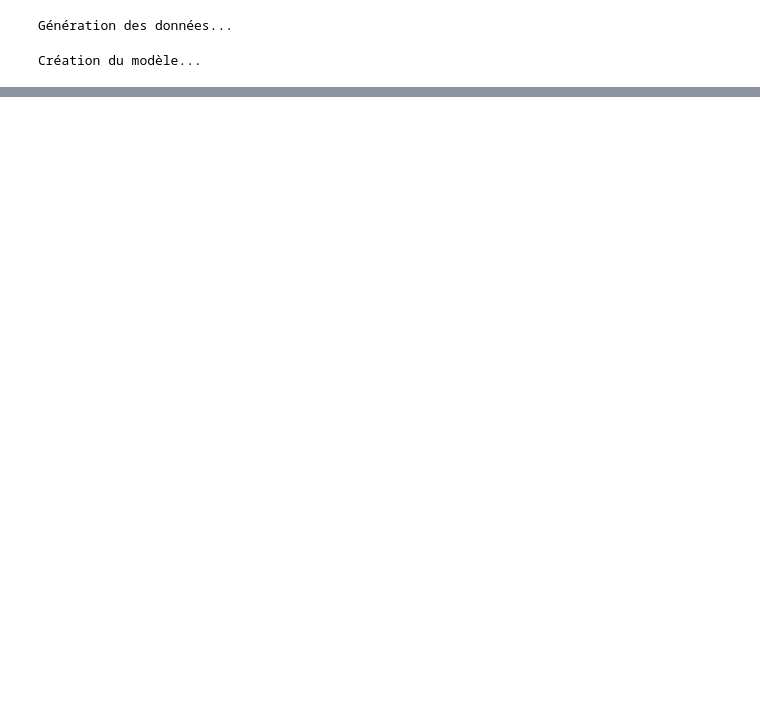
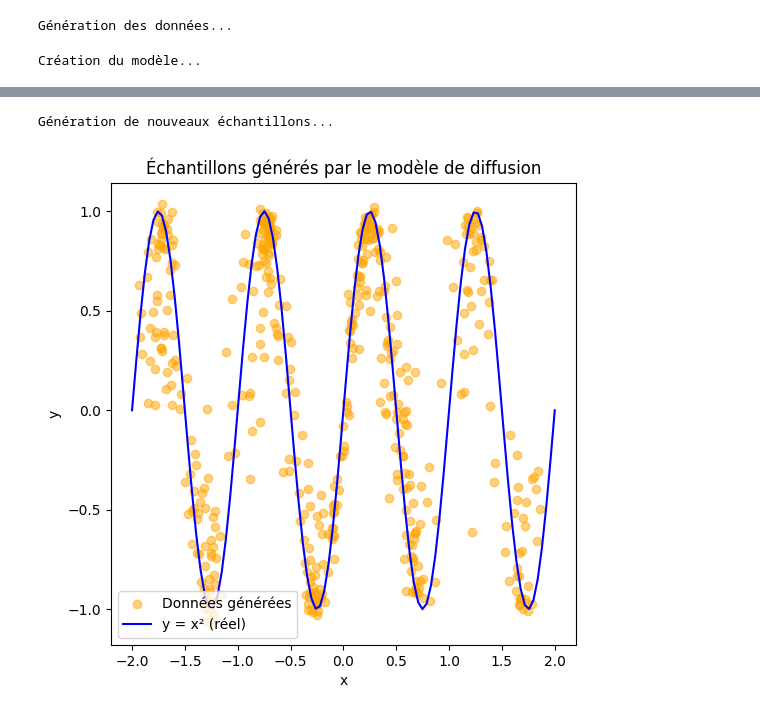
Before and after one commit to Nathan7128/5th-year-polytech, a Jupyter notebook: deep_learning/tp10/canevas_code_sans_debruitage.ipynb, the cells around one changed output, grey strips where cells are left out. Drawn from its saved outputs; the diff is of its cells as text; code cells hidden in the pictures; blank space fills up the shorter version.

```diff
--- a/deep_learning/tp10/canevas_code_sans_debruitage.ipynb
+++ b/deep_learning/tp10/canevas_code_sans_debruitage.ipynb
@@ -14,7 +14,7 @@ beta_bar_t = 1 - alpha_bar_t
 # Génération des données d'entraînement
 print("Génération des données...")
 x = np.random.uniform(-2, 2, 50000)
-y = x ** 2
+y = np.sin(2*np.pi*x)
 real_data = np.stack([x, y], axis=1)
 
 # Préparation du dataset d'entraînement
@@ -85,12 +85,40 @@ Epoch 30/30
 # %%
 print("\nGénération de nouveaux échantillons...")
 n_samples = 500
-
 # Étape 1 : on part d'un bruit gaussien
-
+x_gen = np.random.randn(n_samples, 2)
 
 # Étape 2 : débruitage progressif
+for t in reversed(range(n_timesteps)):
+    t_tensor = np.full((n_samples, 1), t / n_timesteps)
+    pred_noise = model.predict([x_gen, t_tensor], verbose=0)
 
+    alpha_bar = alpha_bar_t[t]
+    if t > 0:
+        alpha_bar_prev = alpha_bar_t[t-1]
+    else:
+        alpha_bar_prev = 1.0
+
+    beta_bar_t = 1 - alpha_bar
+    beta_bar_prev = 1 - alpha_bar_prev
+
+    x0_pred = (x_gen - np.sqrt(beta_bar_t) * pred_noise) / np.sqrt(alpha_bar)
+
+    noise = np.random.randn(n_samples, 2)
+
+    x_gen = np.sqrt(alpha_bar_prev) * x0_pred + np.sqrt(beta_bar_prev) * noise
 
 # Étape 3 : on représente les points générés par le modèle de diffusion
 #           et on compare avec la courbe d'équation y = x^2
+plt.figure(figsize=(6, 6))
+plt.scatter(x_gen[:, 0], x_gen[:, 1], color='orange', alpha=0.5, label='Données générées')
+x_ref = np.linspace(-2, 2, 100)
+plt.plot(x_ref, np.sin(2*np.pi*x_ref), color='blue', label='y = x² (réel)')
+plt.legend()
+plt.title("Échantillons générés par le modèle de diffusion")
+plt.xlabel("x")
+plt.ylabel("y")
+plt.show()
+# %% [output]
+Génération de nouveaux échantillons...
+[figure, added]
```
Also changed, not shown: parts of 1 cell of this notebook.
